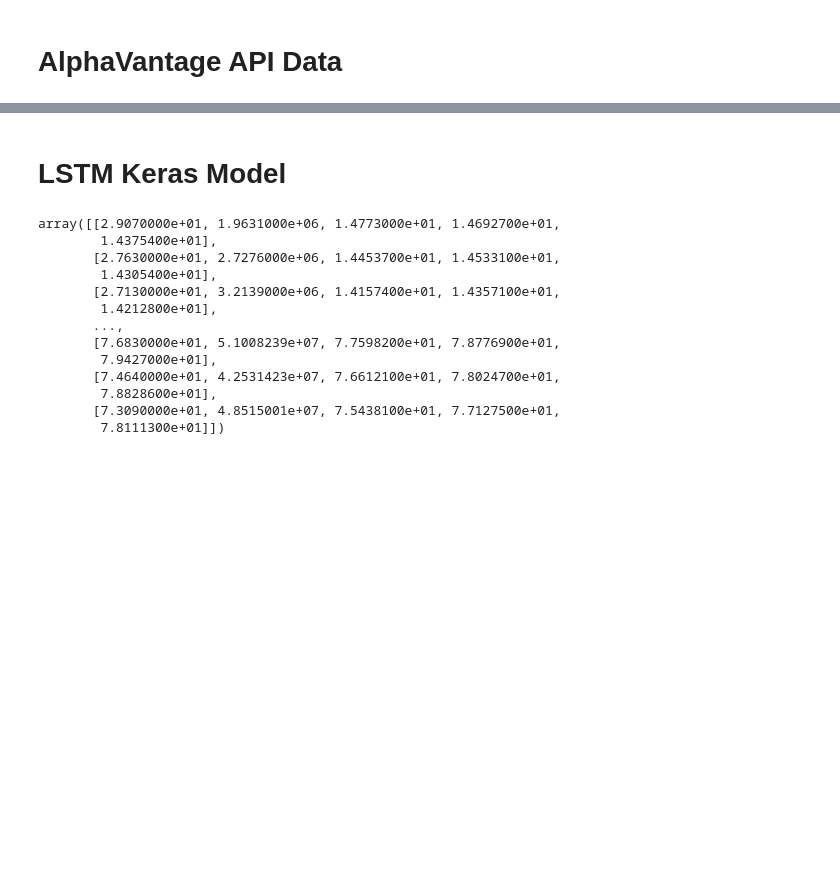
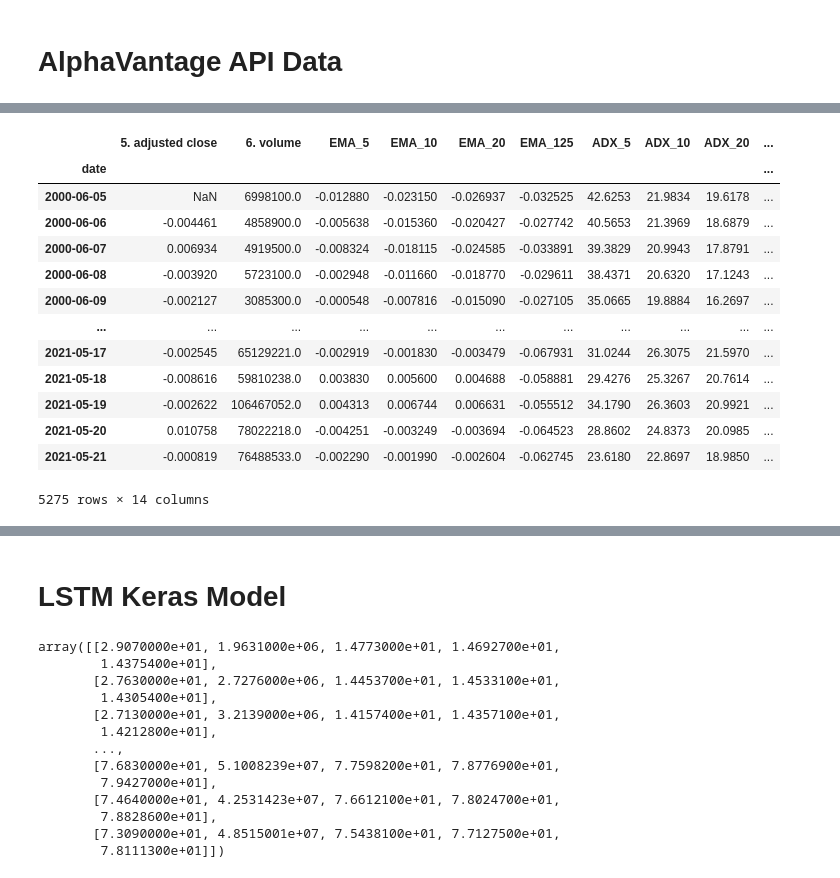
Before and after one commit to SteenJennings/Neural-Net-Options, a Jupyter notebook: NN_ROTS_STEEN.ipynb, the cells around one changed output, grey strips where cells are left out. Saved outputs shown, nothing was run; the diff lists cells and outputs as text; code cells hidden in the pictures; blank space fills up the shorter version.

```diff
--- a/NN_ROTS_STEEN.ipynb
+++ b/NN_ROTS_STEEN.ipynb
@@ -113,3 +56,16 @@ date
+# %%
+API_key = "PK3E26W0JBG0A8LI"  # steen other email key
+ts = TimeSeries(key = API_key, output_format='pandas')
+
+# make sure that the call limit has not been met
+data = ts.get_daily_adjusted(ticker, outputsize='full')
+# inverts the DF to fit technical format
+data = data[0].iloc[::-1]
+# trims to match size of other df
+data = data.iloc[149:]
+data
+pct_price = data[['5. adjusted close']]
+pct_price = pct_price.pct_change()
 # %%
 # this code trims the data for each indicator type to fit into one dataframe, with ema5 heading the list
 ema5_df = data_ema5[0]
@@ -200,0 +176,43 @@ AttributeError: ignored
+# %%
+# modifying the data to percentages as a product of price
+data['EMA_5'] = ((data['EMA_5'] - data['5. adjusted close']) / data['5. adjusted close'])
+data['EMA_10'] = ((data['EMA_10'] - data['5. adjusted close']) / data['5. adjusted close'])
+data['EMA_20'] = ((data['EMA_20'] - data['5. adjusted close']) / data['5. adjusted close'])
+data['EMA_125'] = ((data['EMA_125'] - data['5. adjusted close']) / data['5. adjusted close'])
+data['BB_5 Upper Band'] = ((data['BB_5 Upper Band'] - data['5. adjusted close']) / data['5. adjusted close'])
+data['BB_10 Upper Band'] = ((data['BB_10 Upper Band'] - data['5. adjusted close']) / data['5. adjusted close'])
+data['BB_20 Upper Band'] = ((data['BB_20 Upper Band'] - data['5. adjusted close']) / data['5. adjusted close'])
+
+# dropping unneeded columns
+data = data.drop(columns=['1. open', '2. high', '3. low', '4. close', '7. dividend amount','8. split coefficient'])
+
+# generating our price prediction list
+prediction_list = [0 for _ in range(len(data))]
+close_list = data['5. adjusted close'].tolist()
+for i in range(1, len(close_list)-3):
+    three_percent = close_list[i] * 1.03
+    if ((close_list[i+1] >= three_percent) or
+    (close_list[i+2] >= three_percent) or (close_list[i+3] >= three_percent)):
+      prediction_list[i] = 1
+data = data.assign(Prediction = prediction_list)
+prediction_list
+
+
+# adding the percentage change column LAST, as all dependencies have been updated already
+data['5. adjusted close'] = pct_price['5. adjusted close']
+data
+# %% [output]
+|  | 5. adjusted close | 6. volume | EMA_5 | EMA_10 | EMA_20 | EMA_125 | ADX_5 | ADX_10 | ADX_20 | ... |
+| date |  |  |  |  |  |  |  |  |  | ... |
+| 2000-06-05 | NaN | 6998100.0 | -0.012880 | -0.023150 | -0.026937 | -0.032525 | 42.6253 | 21.9834 | 19.6178 | ... |
+| 2000-06-06 | -0.004461 | 4858900.0 | -0.005638 | -0.015360 | -0.020427 | -0.027742 | 40.5653 | 21.3969 | 18.6879 | ... |
+| 2000-06-07 | 0.006934 | 4919500.0 | -0.008324 | -0.018115 | -0.024585 | -0.033891 | 39.3829 | 20.9943 | 17.8791 | ... |
+| 2000-06-08 | -0.003920 | 5723100.0 | -0.002948 | -0.011660 | -0.018770 | -0.029611 | 38.4371 | 20.6320 | 17.1243 | ... |
+| 2000-06-09 | -0.002127 | 3085300.0 | -0.000548 | -0.007816 | -0.015090 | -0.027105 | 35.0665 | 19.8884 | 16.2697 | ... |
+| ... | ... | ... | ... | ... | ... | ... | ... | ... | ... | ... |
+| 2021-05-17 | -0.002545 | 65129221.0 | -0.002919 | -0.001830 | -0.003479 | -0.067931 | 31.0244 | 26.3075 | 21.5970 | ... |
+| 2021-05-18 | -0.008616 | 59810238.0 | 0.003830 | 0.005600 | 0.004688 | -0.058881 | 29.4276 | 25.3267 | 20.7614 | ... |
+| 2021-05-19 | -0.002622 | 106467052.0 | 0.004313 | 0.006744 | 0.006631 | -0.055512 | 34.1790 | 26.3603 | 20.9921 | ... |
+| 2021-05-20 | 0.010758 | 78022218.0 | -0.004251 | -0.003249 | -0.003694 | -0.064523 | 28.8602 | 24.8373 | 20.0985 | ... |
+| 2021-05-21 | -0.000819 | 76488533.0 | -0.002290 | -0.001990 | -0.002604 | -0.062745 | 23.6180 | 22.8697 | 18.9850 | ... |
+5275 rows × 14 columns
```
Also changed, not shown: parts of 4 cells of this notebook.
